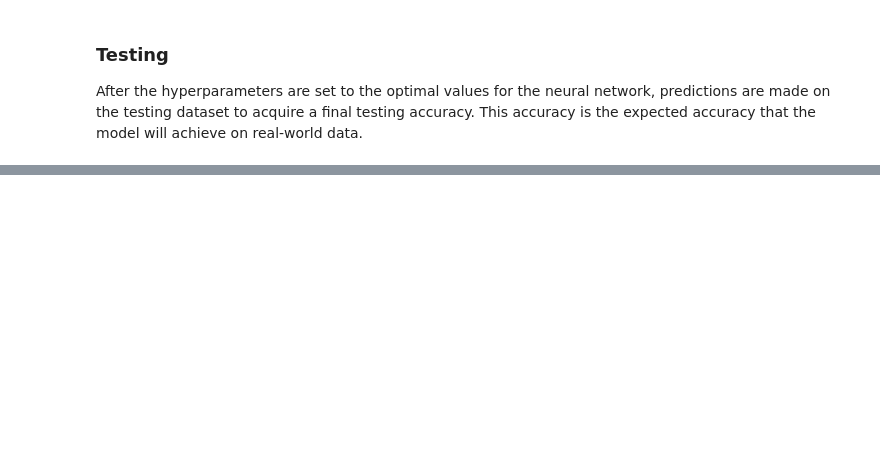
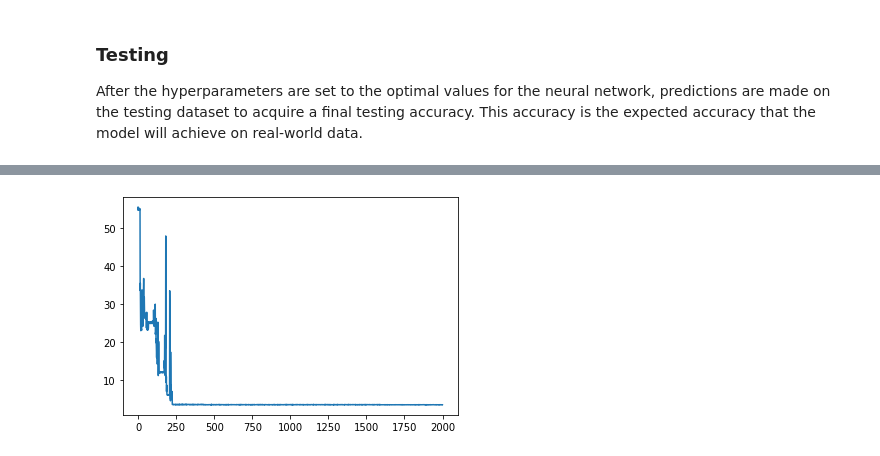
Before and after one commit to nicholasbaard/Parallelization_of_Neural_Network_In_C, a Jupyter notebook: Audit_NN.ipynb, the cells around one changed output, grey strips where cells are left out. Cells and saved outputs as stored; diff of their text form; code cells hidden in the pictures; blank space fills up the shorter version.

Commit message:
CUDA Complete

```diff
--- a/Audit_NN.ipynb
+++ b/Audit_NN.ipynb
@@ -800,0 +780,3 @@ With implementing a deep neural network with two layers, I found that the best p
+# %%
+cuda_err = pd.read_csv('cuda_nn_error.csv')
+cuda_err.head()
@@ -800,0 +790,5 @@ With implementing a deep neural network with two layers, I found that the best p
+# %%
+plt.plot(cuda_err['Epoch'],cuda_err['MSE'])
+plt.show()
+# %% [output]
+[figure, added]
```
Also changed, not shown: parts of 16 cells of this notebook, 3 other files.
